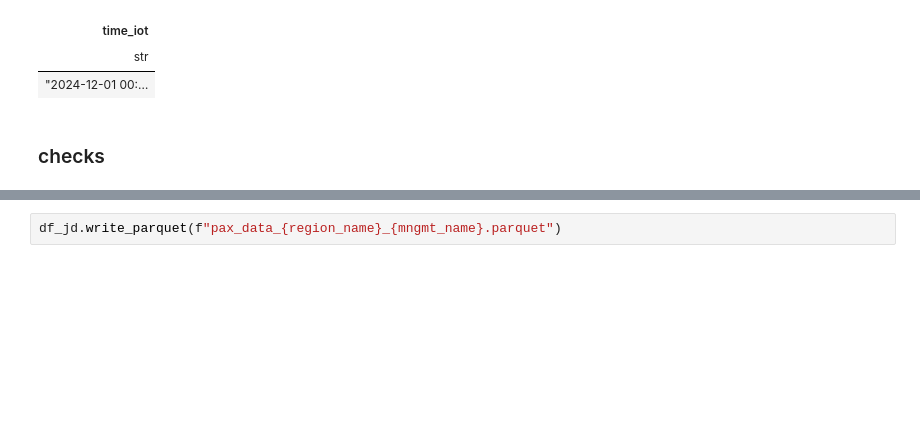
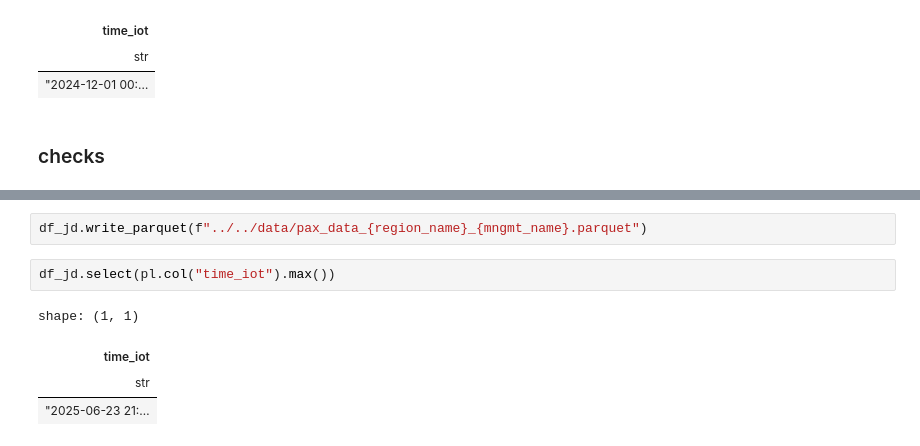
Before and after one commit to OpenRail-Playground/stations-of-sorrow, a Jupyter notebook: data_prep/playground.ipynb, the cells around one changed output, grey strips where cells are left out. Cells and saved outputs as stored; diff of their text form; blank space fills up the shorter version.

```diff
--- a/data_prep/playground.ipynb
+++ b/data_prep/playground.ipynb
@@ -203,2 +213,9 @@ df_jd.write_csv(f"pax_data_{region_name}_{mngmt_name}.csv")
 # %%
-df_jd.write_parquet(f"pax_data_{region_name}_{mngmt_name}.parquet")
+df_jd.write_parquet(f"../../data/pax_data_{region_name}_{mngmt_name}.parquet")
+# %%
+df_jd.select(pl.col("time_iot").max())
+# %% [output]
+shape: (1, 1)
+| time_iot |
+| str |
+| "2025-06-23 21:… |
```
Also changed, not shown: parts of 12 cells of this notebook, 3 other files.
